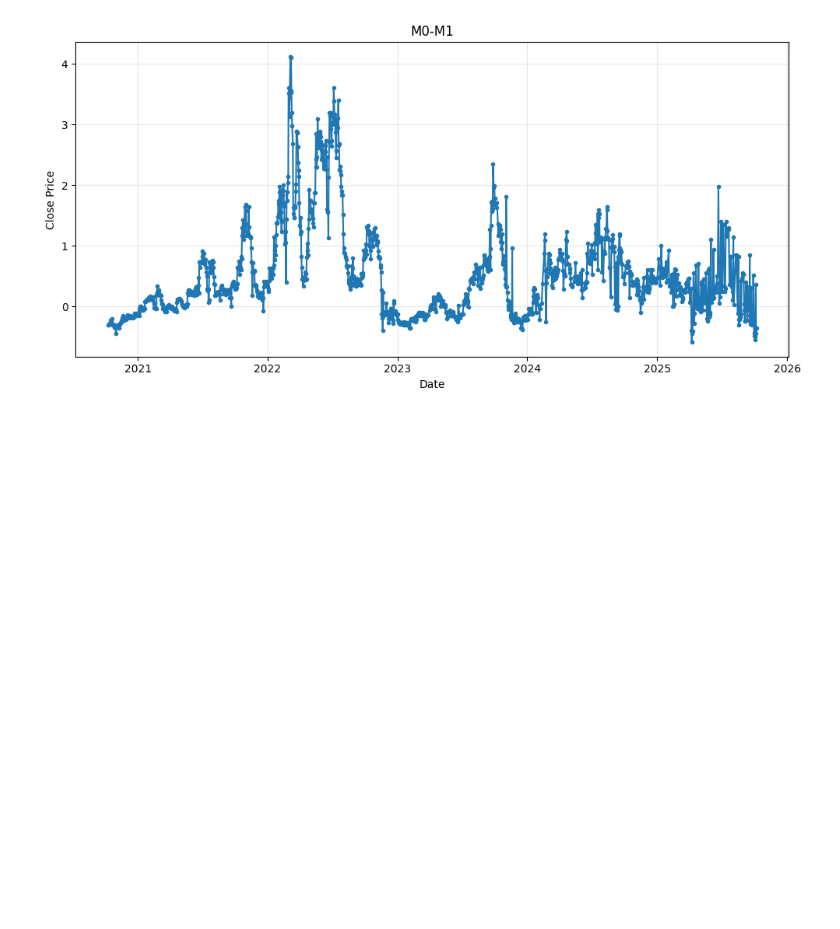
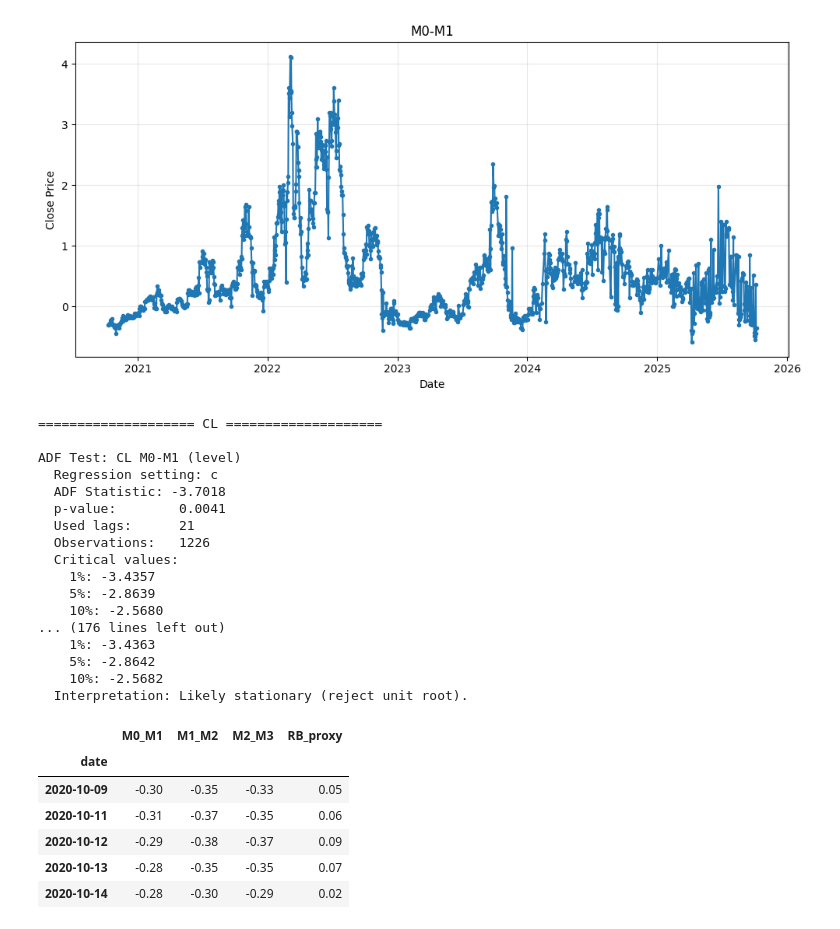
Before and after one commit to simyeekai/commods-relative-basis, a Jupyter notebook: commods rv.ipynb, the cells around one changed output. Drawn from its saved outputs; the diff is of its cells as text; code cells hidden in the pictures; blank space fills up the shorter version.

```diff
--- a/commods rv.ipynb
+++ b/commods rv.ipynb
@@ -283,0 +359,52 @@ plot_spread(CL_M0_M1)
+# %%
+commodity_roots = ["CL", "CSX", "GC", "HO", "RB", "SI"]
+all_commods = {}
+for root in commodity_roots:
+    print(f"\n==================== {root} ====================")
+    try:
+        # Build spreads + RB for this commodity
+        df_sym = build_spread_series(df, root)
+
+        # ADF tests on level series
+        adf_m0m1 = run_adf(df_sym["M0_M1"], f"{root} M0-M1 (level)")
+        adf_m1m2 = run_adf(df_sym["M1_M2"], f"{root} M1-M2 (level)")
+        adf_rb   = run_adf(df_sym["RB_proxy"], f"{root} RB_proxy (level)")
+
+        # Store
+        all_commods[root] = {
+            "data": df_sym,
+            "ADF_M0_M1": adf_m0m1,
+            "ADF_M1_M2": adf_m1m2,
+            "ADF_RB": adf_rb,
+        }
+
+    except Exception as e:
+        print(f"Skipping {root} due to error: {e}")
+
+cl_spreads_df = all_commods["CL"]["data"]
+cl_spreads_df.head()
+# %% [output]
+==================== CL ====================
+
+ADF Test: CL M0-M1 (level)
+  Regression setting: c
+  ADF Statistic: -3.7018
+  p-value:        0.0041
+  Used lags:      21
+  Observations:   1226
+  Critical values:
+    1%: -3.4357
+    5%: -2.8639
+    10%: -2.5680
+... (176 lines left out)
+    1%: -3.4363
+    5%: -2.8642
+    10%: -2.5682
+  Interpretation: Likely stationary (reject unit root).
+|  | M0_M1 | M1_M2 | M2_M3 | RB_proxy |
+| date |  |  |  |  |
+| 2020-10-09 | -0.30 | -0.35 | -0.33 | 0.05 |
+| 2020-10-11 | -0.31 | -0.37 | -0.35 | 0.06 |
+| 2020-10-12 | -0.29 | -0.38 | -0.37 | 0.09 |
+| 2020-10-13 | -0.28 | -0.35 | -0.35 | 0.07 |
+| 2020-10-14 | -0.28 | -0.30 | -0.29 | 0.02 |
```
Also changed, not shown: parts of 8 cells of this notebook.
